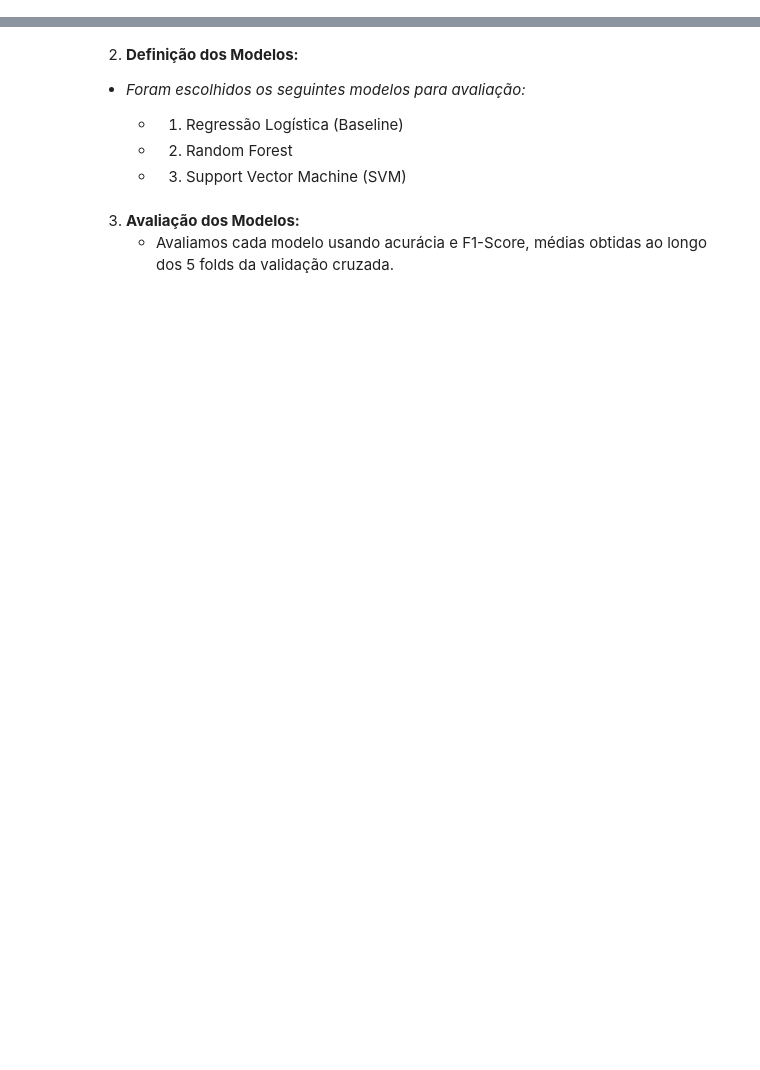
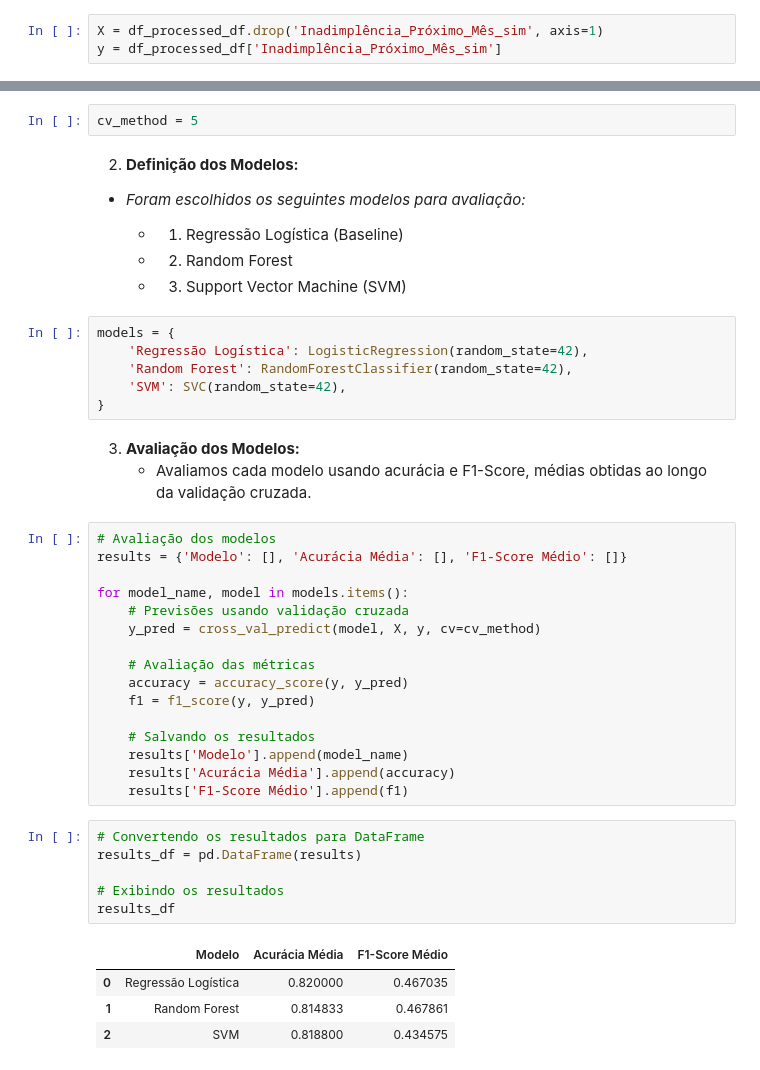
Before and after one commit to IgorPrGv/Avanti-Bootcamp-CienciaDeDados, a Jupyter notebook: notebooks/02-comparative_analysis.ipynb, the cells around one changed output, grey strips where cells are left out. Cells and saved outputs as stored; diff of their text form; blank space fills up the shorter version.

```diff
--- a/notebooks/02-comparative_analysis.ipynb
+++ b/notebooks/02-comparative_analysis.ipynb
@@ -244,0 +244,3 @@ df_processed_df.head()
+# %%
+X = df_processed_df.drop('Inadimplência_Próximo_Mês_sim', axis=1)
+y = df_processed_df['Inadimplência_Próximo_Mês_sim']
@@ -245,3 +249,5 @@ df_processed_df.head()
+# %%
+cv_method = 5
 # %% [markdown]
 2. **Definição dos Modelos:**
  - *Foram escolhidos os seguintes modelos para avaliação:*
@@ -249,6 +255,39 @@ df_processed_df.head()
     -  1. Regressão Logística (Baseline)
     -  2. Random Forest
     -  3. Support Vector Machine (SVM)
+# %%
+models = {
+    'Regressão Logística': LogisticRegression(random_state=42),
+    'Random Forest': RandomForestClassifier(random_state=42),
+    'SVM': SVC(random_state=42),
+}
 # %% [markdown]
 3. **Avaliação dos Modelos:**
-    - Avaliamos cada modelo usando acurácia e F1-Score, médias obtidas ao longo dos 5 folds da validação cruzada.
+    - Avaliamos cada modelo usando acurácia e F1-Score, médias obtidas ao longo da validação cruzada.
+# %%
+# Avaliação dos modelos
+results = {'Modelo': [], 'Acurácia Média': [], 'F1-Score Médio': []}
+
+for model_name, model in models.items():
+    # Previsões usando validação cruzada
+    y_pred = cross_val_predict(model, X, y, cv=cv_method)
+
+    # Avaliação das métricas
+    accuracy = accuracy_score(y, y_pred)
+    f1 = f1_score(y, y_pred)
+
+    # Salvando os resultados
+    results['Modelo'].append(model_name)
+    results['Acurácia Média'].append(accuracy)
+    results['F1-Score Médio'].append(f1)
+# %%
+# Convertendo os resultados para DataFrame
+results_df = pd.DataFrame(results)
+
+# Exibindo os resultados
+results_df
+# %% [output]
+|  | Modelo | Acurácia Média | F1-Score Médio |
+| 0 | Regressão Logística | 0.820000 | 0.467035 |
+| 1 | Random Forest | 0.814833 | 0.467861 |
+| 2 | SVM | 0.818800 | 0.434575 |
```
Also changed, not shown: parts of 7 cells of this notebook.
